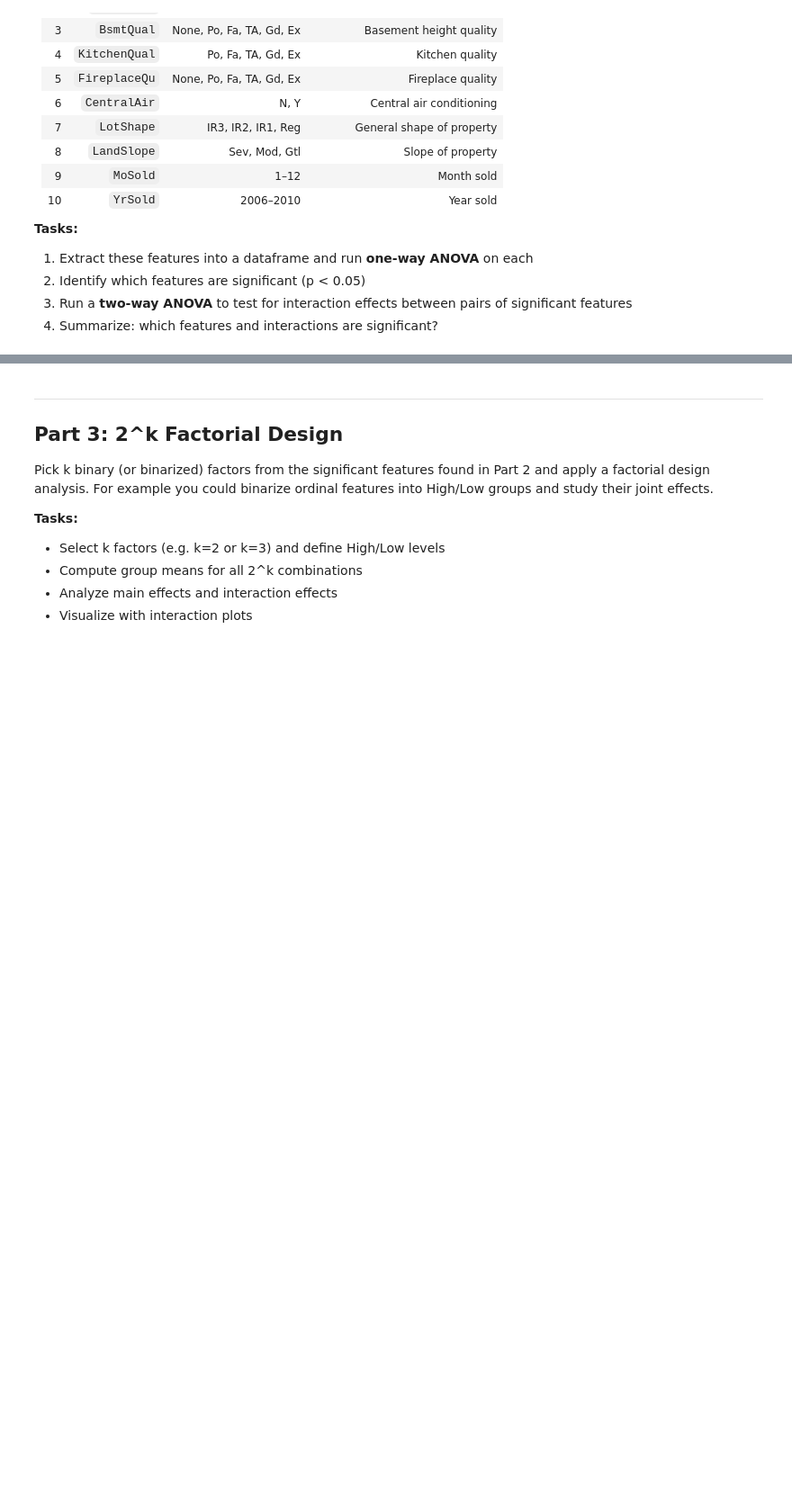
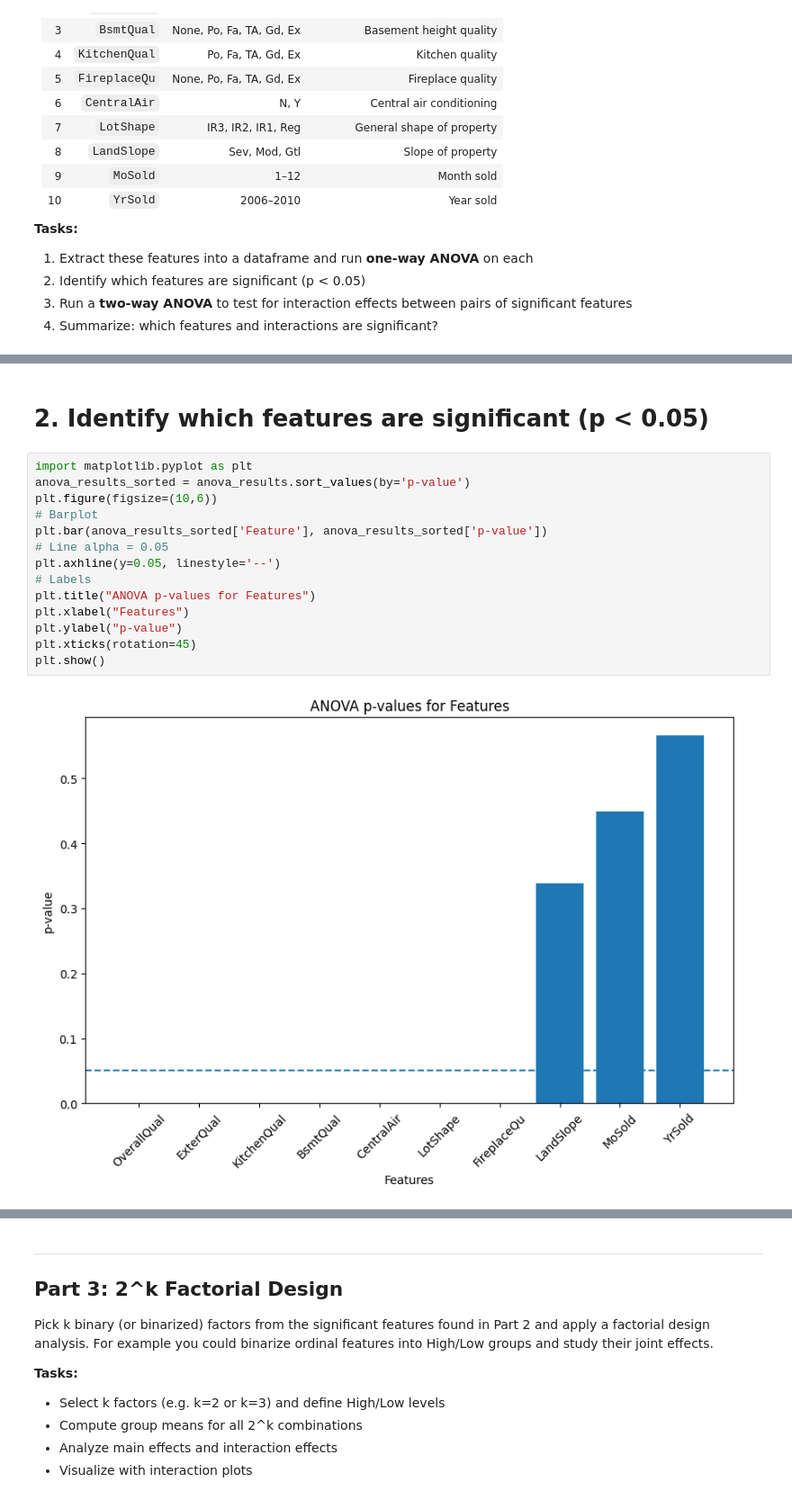
Before and after one commit to Ziedellouzi/house-prices-project, a Jupyter notebook: notebooks/project_TONID.ipynb, the cells around one changed output, grey strips where cells are left out. Shown at 90% size. Saved outputs shown, nothing was run; the diff lists cells and outputs as text; blank space fills up the shorter version.

```diff
--- a/notebooks/project_TONID.ipynb
+++ b/notebooks/project_TONID.ipynb
@@ -130,0 +568,18 @@ Use ANOVA to determine which of the following **10 features** have a statistical
+# %% [markdown]
+# 2. Identify which features are significant (p < 0.05)
+# %%
+import matplotlib.pyplot as plt
+anova_results_sorted = anova_results.sort_values(by='p-value')
+plt.figure(figsize=(10,6))
+# Barplot
+plt.bar(anova_results_sorted['Feature'], anova_results_sorted['p-value'])
+# Line alpha = 0.05
+plt.axhline(y=0.05, linestyle='--')
+# Labels
+plt.title("ANOVA p-values for Features")
+plt.xlabel("Features")
+plt.ylabel("p-value")
+plt.xticks(rotation=45)
+plt.show()
+# %% [output]
+[figure, added]
```
Also changed, not shown: parts of 62 cells of this notebook.
